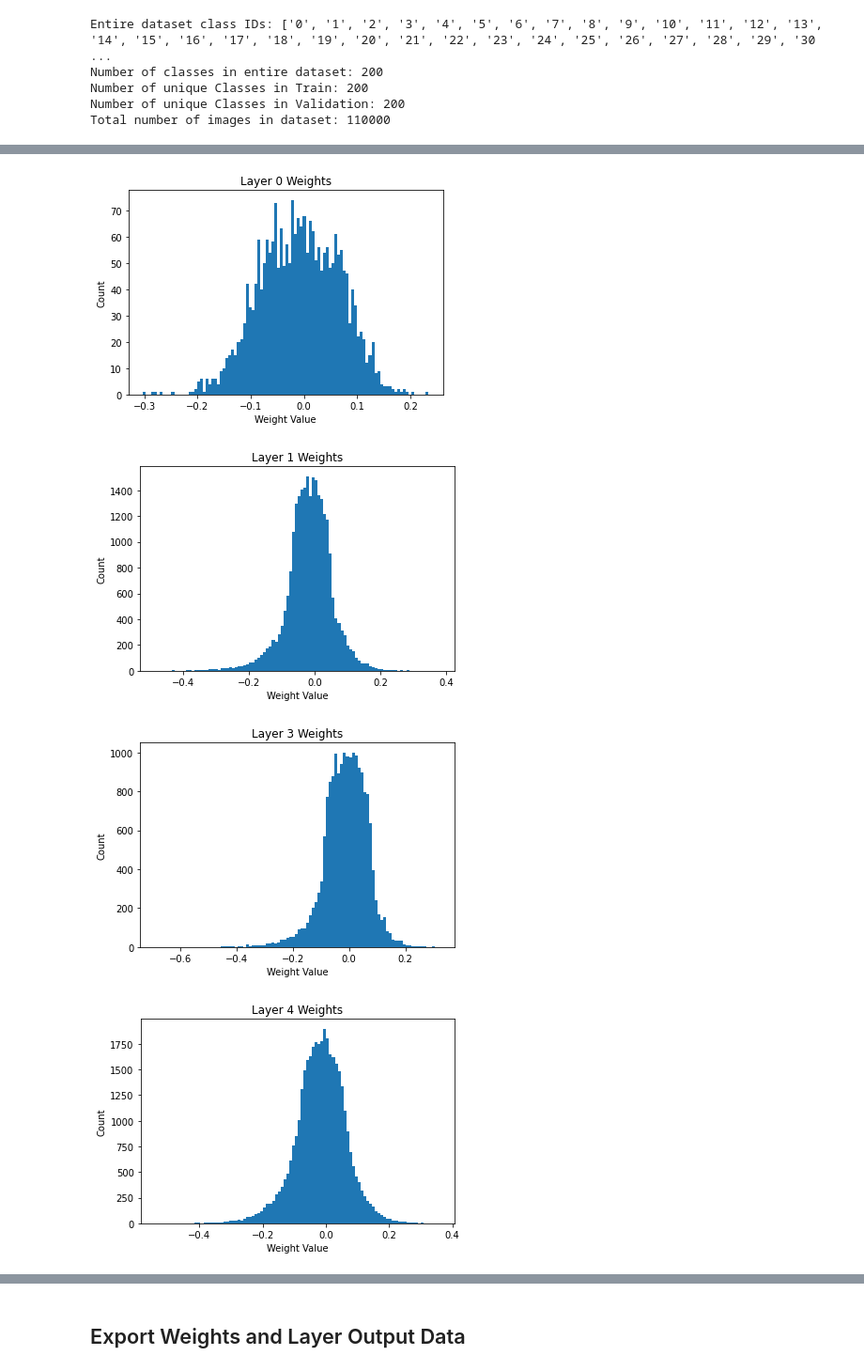
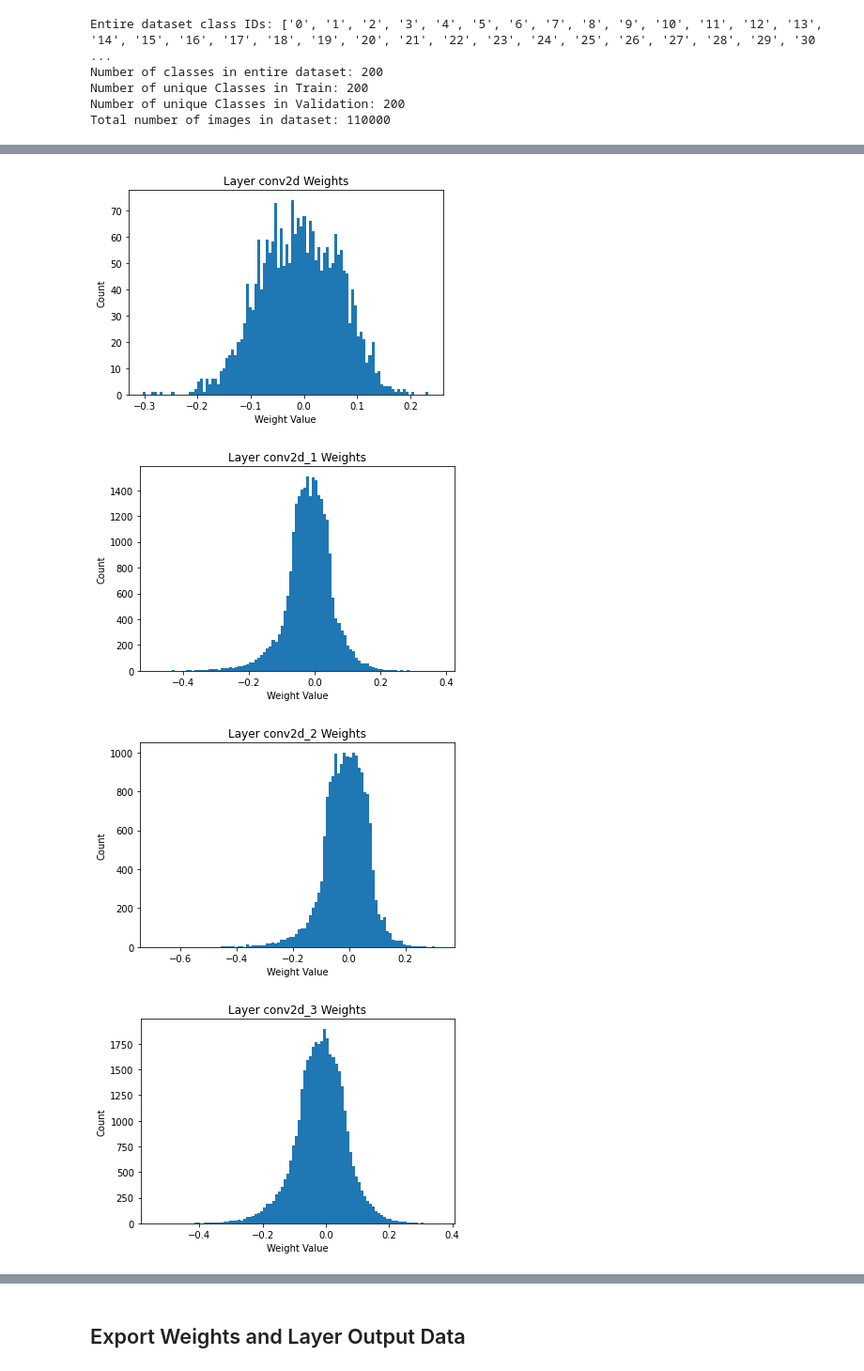
Before and after one commit to WebKingdom/CPRE587, a Jupyter notebook: lab4/sw/lab4_sw_notebook.ipynb, the cells around one changed output, grey strips where cells are left out. Shown at 94% size. Cells and saved outputs as stored; diff of their text form; code cells hidden in the pictures.

```diff
--- a/lab4/sw/lab4_sw_notebook.ipynb
+++ b/lab4/sw/lab4_sw_notebook.ipynb
@@ -311,42 +311,50 @@ Layers memory: 352.9453125 KB
 Total memory: 1105.109375 KB
 # %%
 # for each layer having non-zero weights, plot the distribution of weights
+
+# get layer names
+layer_names = []
+for layer in model_tiny.layers:
+    layer_names.append(layer.name)
 
 # get all weights from model
 all_weights = []
 for layer in model_tiny.layers:
     all_weights.append(layer.get_weights())
 
 # plot the distribution of weights for each layer
 for i in range(len(all_weights)):
     if len(all_weights[i]) > 0:
         # print(all_weights[i][0].shape)
         plt.figure()
         plt.hist(all_weights[i][0].flatten(), bins=100)
-        plt.title(f'Layer {i} Weights')
+        plt.title(f'Layer {layer_names[i]} Weights')
         plt.xlabel('Weight Value')
         plt.ylabel('Count')
         plt.show()
 
 # show the min and max values of weights and biases for each layer
 max_abs_weights_per_layer = []
 max_abs_biases_per_layer = []
 for i in range(len(all_weights)):
     if len(all_weights[i]) > 0:
-        print(f'Layer {i} Weights')
+        print(f'Layer {layer_names[i]} Weights')
         max_abs_weights_per_layer.append(np.max(np.abs(all_weights[i][0])))
         print(f'Min: {np.min(all_weights[i][0])}, Max: {np.max(all_weights[i][0])}')
-        print(f'Layer {i} Biases')
+        print(f'Layer {layer_names[i]} Biases')
         max_abs_biases_per_layer.append(np.max(np.abs(all_weights[i][1])))
         print(f'Min: {np.min(all_weights[i][1])}, Max: {np.max(all_weights[i][1])}')
         print()
+    else:
+        max_abs_weights_per_layer.append(0)
+        max_abs_biases_per_layer.append(0)
 
 for i in range(len(max_abs_weights_per_layer)):
-    print(f'Layer {i} Max Abs Weight: {max_abs_weights_per_layer[i]}')
-    print(f'Layer {i} Max Abs Bias: {max_abs_biases_per_layer[i]}')
+    print(f'Layer {layer_names[i]} Max Abs Weight: {max_abs_weights_per_layer[i]}')
+    print(f'Layer {layer_names[i]} Max Abs Bias: {max_abs_biases_per_layer[i]}')
     print()
 # %% [output]
-[figure, old version]
+[figure, new version]
-[figure, old version]
+[figure, new version]
-[figure, old version]
+[figure, new version]
-[figure, old version]
+[figure, new version]
```
Also changed, not shown: parts of 7 cells of this notebook, 57 other files.
